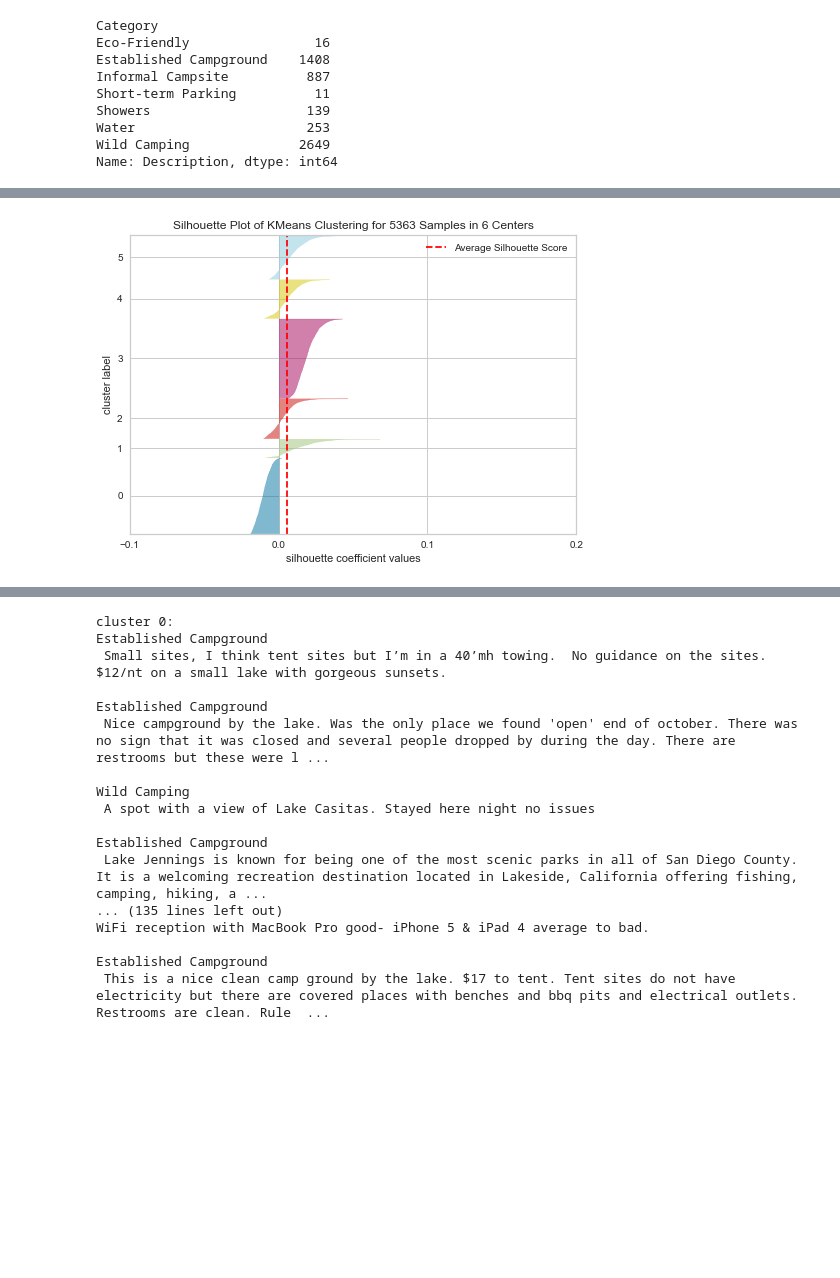
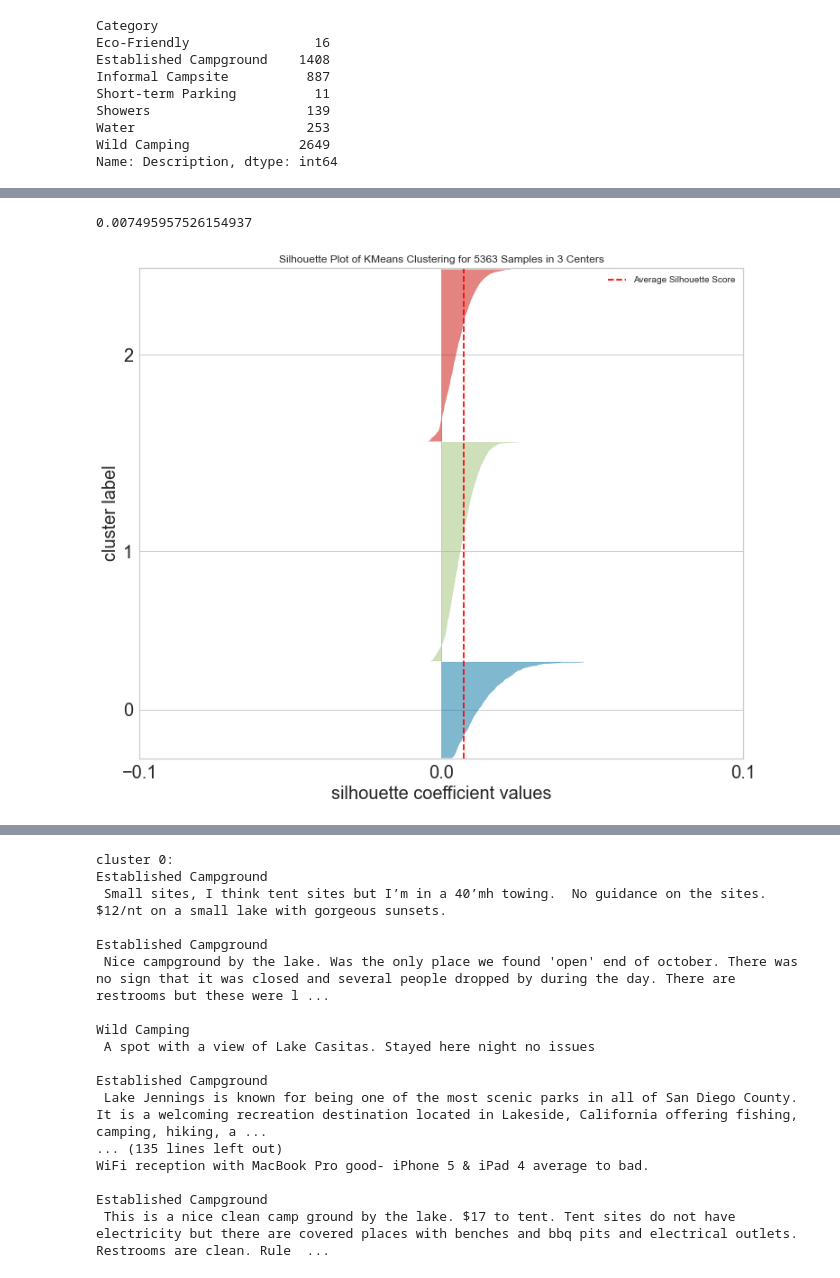
Before and after one commit to paultanger/CampsitePredict, a Jupyter notebook: notebooks/NLP_of_descriptions.ipynb, the cells around one changed output, grey strips where cells are left out. Drawn from its saved outputs; the diff is of its cells as text; code cells hidden in the pictures; blank space fills up the shorter version.

```diff
--- a/notebooks/NLP_of_descriptions.ipynb
+++ b/notebooks/NLP_of_descriptions.ipynb
@@ -128,8 +149,22 @@ silhouette_score(desc_tfidf_matrix, labels=y)
-# %%
-from yellowbrick.cluster import silhouette_visualizer
-silhouette_visualizer(km, desc_tfidf_matrix, colors='yellowbrick');
-# %% [output]
-[figure, removed]
+# %%
+km = KMeans(3)
+y = km.fit_predict(desc_tfidf_matrix)
+silhouette_score(desc_tfidf_matrix, labels=y)
+# %% [output]
+0.007495957526154937
+# %%
+from yellowbrick.cluster import silhouette_visualizer
+fig, ax = plt.subplots(1, figsize=(12, 10))
+ax.set_xlim(-0.05, .1)
+for item in ([ax.title, ax.xaxis.label, ax.yaxis.label] +
+             ax.get_xticklabels() + ax.get_yticklabels()):
+    item.set_fontsize(20)
+ax.set_title('', fontsize=20)
+visualizer = silhouette_visualizer(km, desc_tfidf_matrix, colors='yellowbrick', show=False, ax=ax)
+#visualizer.show()
+#visualizer.show(outpath="../images/sil_plot_some_states_k4_best.png");
+# %% [output]
+[figure, added]
 # %%
 top_10_centroids = km.cluster_centers_.argsort()[:,-1:-11:-1]
 top_10_centroids
```
Also changed, not shown: parts of 28 cells of this notebook, 18 other files.
